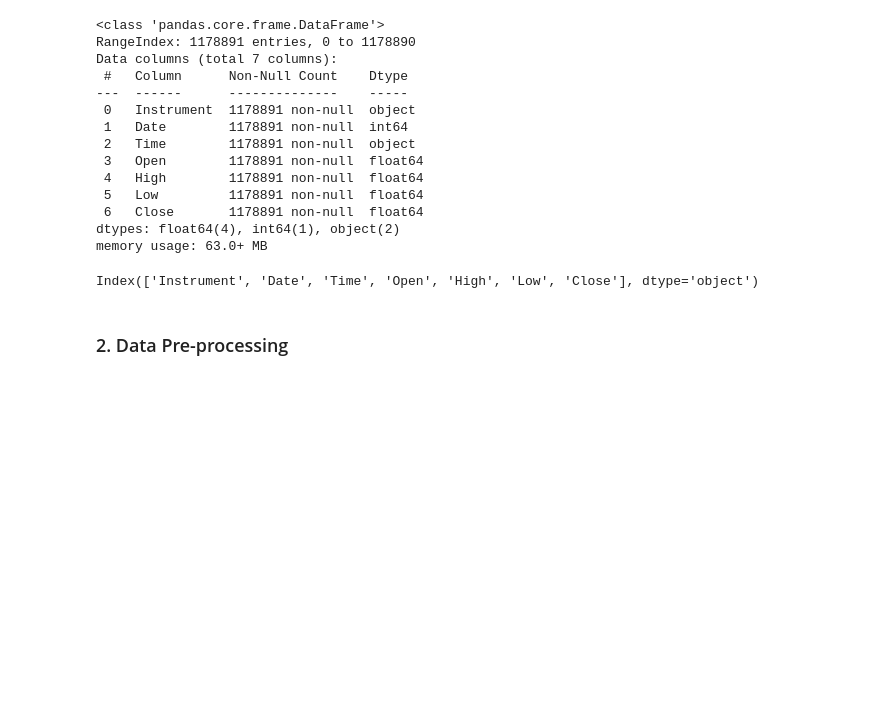
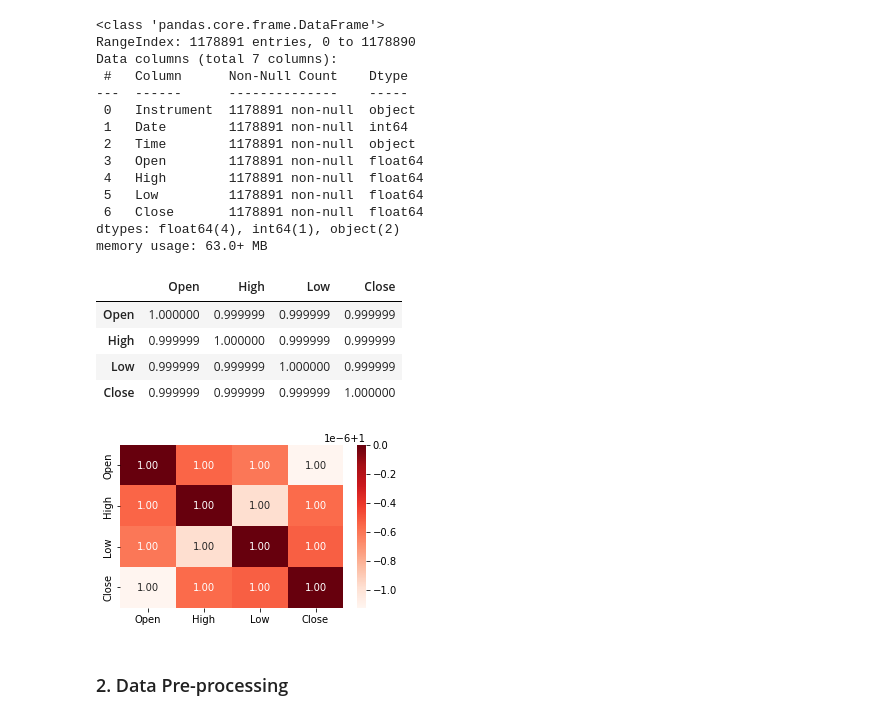
Before and after one commit to yashgoenka88/multivariate-time-series-cnn-lstm, a Jupyter notebook: notebooks/Stock Price Prediction.ipynb, the cells around one changed output. Cells and saved outputs as stored; diff of their text form; code cells hidden in the pictures; blank space fills up the shorter version.

```diff
--- a/notebooks/Stock Price Prediction.ipynb
+++ b/notebooks/Stock Price Prediction.ipynb
@@ -36,8 +36,22 @@ dtypes: float64(4), int64(1), object(2)
 memory usage: 63.0+ MB
 # %%
 df.columns
+# derive correlation
+df[['Open','High','Low','Close']].corr()
 # %% [output]
-Index(['Instrument', 'Date', 'Time', 'Open', 'High', 'Low', 'Close'], dtype='object')
+|  | Open | High | Low | Close |
+| Open | 1.000000 | 0.999999 | 0.999999 | 0.999999 |
+| High | 0.999999 | 1.000000 | 0.999999 | 0.999999 |
+| Low | 0.999999 | 0.999999 | 1.000000 | 0.999999 |
+| Close | 0.999999 | 0.999999 | 0.999999 | 1.000000 |
+# %%
+plt.figure(figsize=(5,3))
+sns.heatmap(df[['Open','High','Low','Close']].corr(),cmap=plt.cm.Reds,annot=True,fmt='.2f')
+# plt.title('Heatmap displaying the relationship between the features of the dataset',
+#          fontsize=11)
+plt.show()
+# %% [output]
+[figure, added]
 # %% [markdown]
 ### 2. Data Pre-processing
 # %%
```
Also changed, not shown: parts of 40 cells of this notebook, 3 other files.
